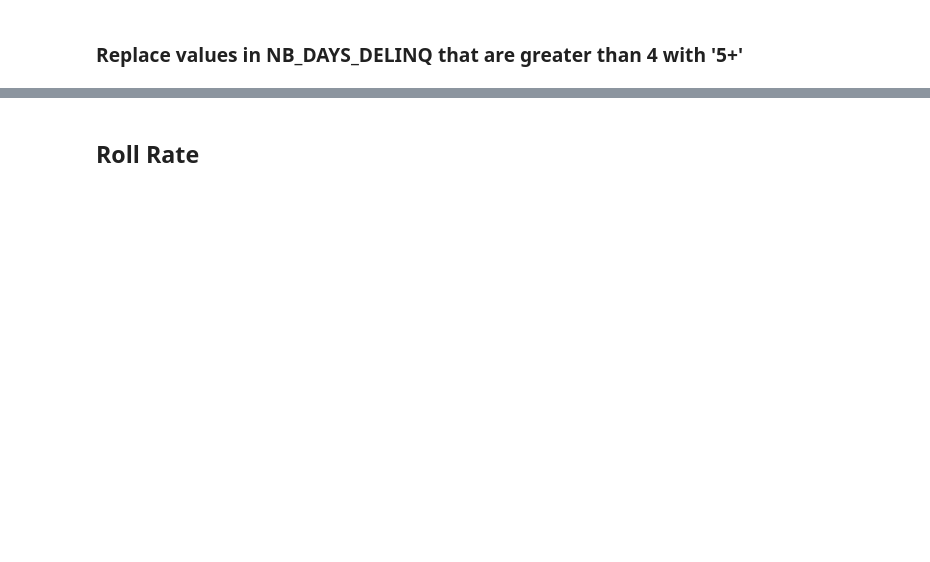
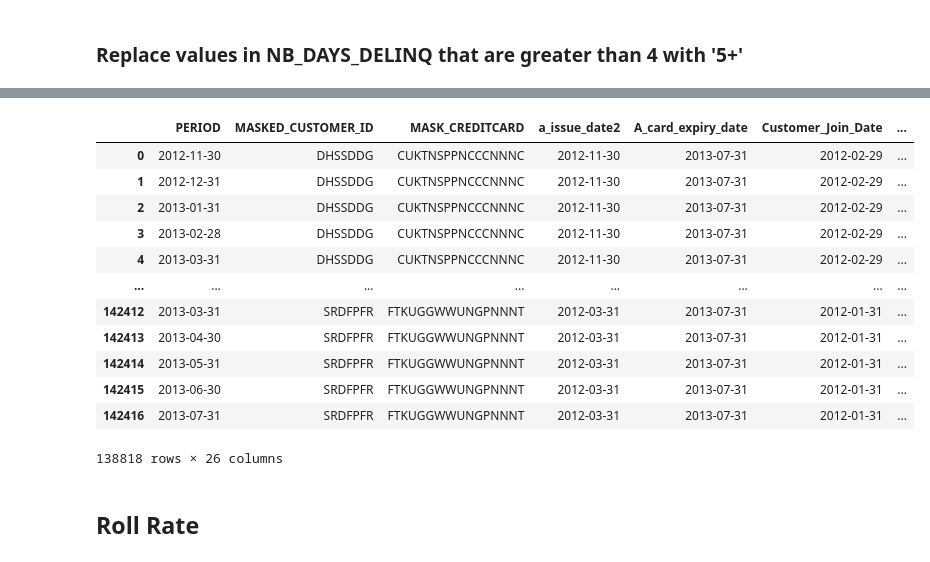
Before and after one commit to Shruti-codes-ml/B-Score, a Jupyter notebook: ShrutiPathak_Assignment1.ipynb, the cells around one changed output, grey strips where cells are left out. Cells and saved outputs as stored; diff of their text form; code cells hidden in the pictures; blank space fills up the shorter version.

```diff
--- a/ShrutiPathak_Assignment1.ipynb
+++ b/ShrutiPathak_Assignment1.ipynb
@@ -117,6 +286,21 @@ data['NB_DAYS_DELINQ'].value_counts()
 data.drop(index=101839,axis=0,inplace=True)
 # %%
 data1 = data.copy()
+data1
+# %% [output]
+|  | PERIOD | MASKED_CUSTOMER_ID | MASK_CREDITCARD | a_issue_date2 | A_card_expiry_date | Customer_Join_Date | ... |
+| 0 | 2012-11-30 | DHSSDDG | CUKTNSPPNCCCNNNC | 2012-11-30 | 2013-07-31 | 2012-02-29 | ... |
+| 1 | 2012-12-31 | DHSSDDG | CUKTNSPPNCCCNNNC | 2012-11-30 | 2013-07-31 | 2012-02-29 | ... |
+| 2 | 2013-01-31 | DHSSDDG | CUKTNSPPNCCCNNNC | 2012-11-30 | 2013-07-31 | 2012-02-29 | ... |
+| 3 | 2013-02-28 | DHSSDDG | CUKTNSPPNCCCNNNC | 2012-11-30 | 2013-07-31 | 2012-02-29 | ... |
+| 4 | 2013-03-31 | DHSSDDG | CUKTNSPPNCCCNNNC | 2012-11-30 | 2013-07-31 | 2012-02-29 | ... |
+| ... | ... | ... | ... | ... | ... | ... | ... |
+| 142412 | 2013-03-31 | SRDFPFR | FTKUGGWWUNGPNNNT | 2012-03-31 | 2013-07-31 | 2012-01-31 | ... |
+| 142413 | 2013-04-30 | SRDFPFR | FTKUGGWWUNGPNNNT | 2012-03-31 | 2013-07-31 | 2012-01-31 | ... |
+| 142414 | 2013-05-31 | SRDFPFR | FTKUGGWWUNGPNNNT | 2012-03-31 | 2013-07-31 | 2012-01-31 | ... |
+| 142415 | 2013-06-30 | SRDFPFR | FTKUGGWWUNGPNNNT | 2012-03-31 | 2013-07-31 | 2012-01-31 | ... |
+| 142416 | 2013-07-31 | SRDFPFR | FTKUGGWWUNGPNNNT | 2012-03-31 | 2013-07-31 | 2012-01-31 | ... |
+138818 rows × 26 columns
 # %% [markdown]
 ## Roll Rate
 # %%
```
Also changed, not shown: parts of 83 cells of this notebook, 4 other files.
